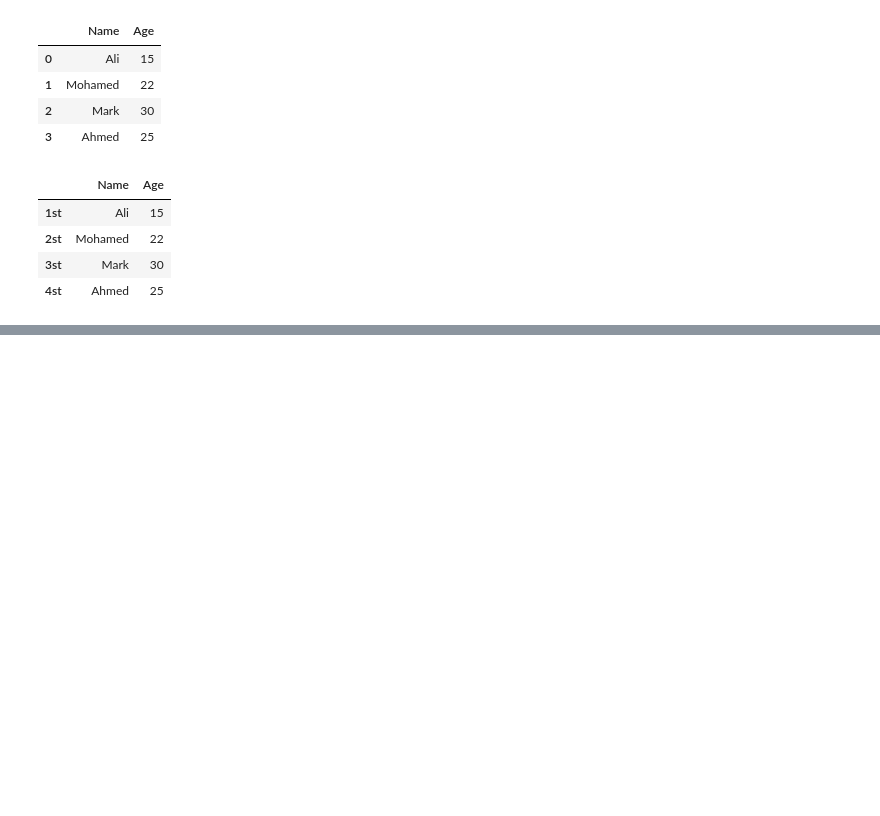
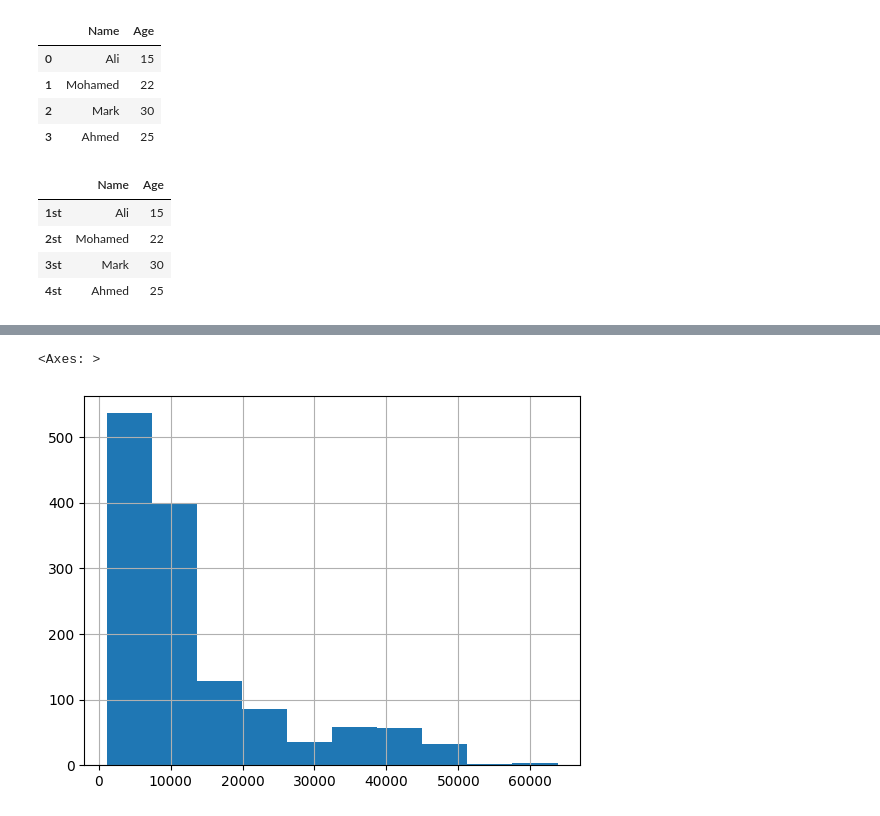
Before and after one commit to Mohamedreda333-crypto/advanced_machine_learning, a Jupyter notebook: AI-ML-Portfolio-Hub/Data Analysis/Statistics(Numpy and Pandas)/Pandas.ipynb, the cells around one changed output, grey strips where cells are left out. Saved outputs shown, nothing was run; the diff lists cells and outputs as text; code cells hidden in the pictures; blank space fills up the shorter version.

```diff
--- a/AI-ML-Portfolio-Hub/Data Analysis/Statistics(Numpy and Pandas)/Pandas.ipynb
+++ b/AI-ML-Portfolio-Hub/Data Analysis/Statistics(Numpy and Pandas)/Pandas.ipynb
@@ -49,0 +775,6 @@ df
+# %%
+for i in range (df.shape[0]):
+    if df['bmi'][i] > 33:
+        df['nem coloum'][i] = 'p'
+    else:
+        df['nem coloum'][i] = 'N'
@@ -49,0 +824,2 @@ df
+# %%
+df["sec_nem_coloum"] = np.nan
@@ -49,0 +845,8 @@ df
+# %%
+def smoker(x):
+    if x == "yes":
+        return "red flag"
+    else:
+        return "green flag"
+# %%
+df["sec_nem_coloum"] = df["smoker"].apply(smoker)
@@ -49,0 +892,5 @@ df
+# %%
+df["charges"].hist()
+# %% [output]
+<Axes: >
+[figure, added]
```
Also changed, not shown: parts of 110 cells of this notebook.
